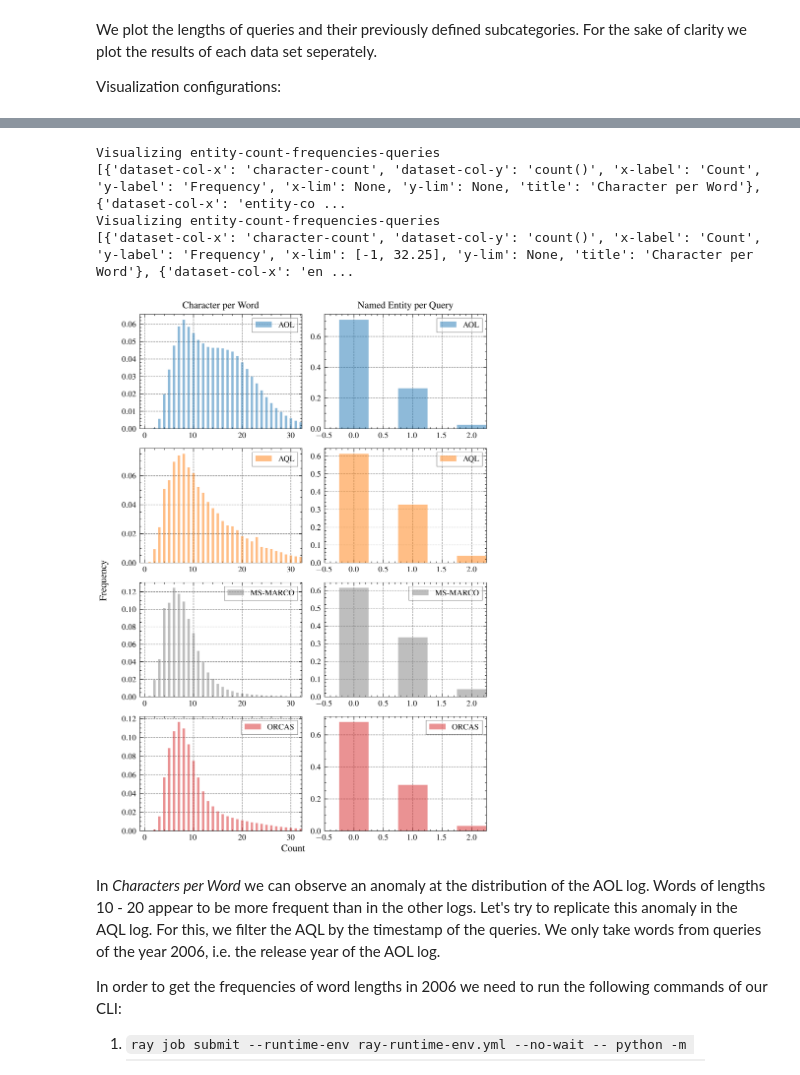
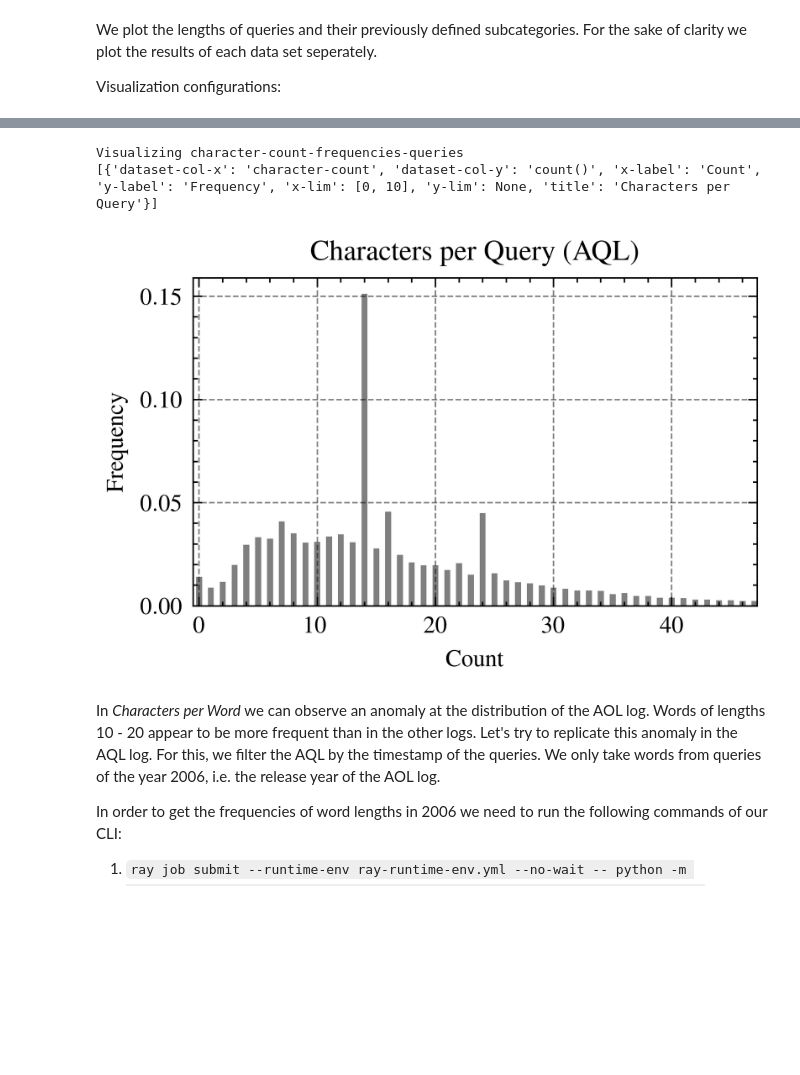
Before and after one commit to bnsch98/verifying-query-logs-from-unknown-sources, a Jupyter notebook: src/thesis_schneg/vis_descriptive_statistics.ipynb, the cells around one changed output, grey strips where cells are left out. Saved outputs shown, nothing was run; the diff lists cells and outputs as text; code cells hidden in the pictures; blank space fills up the shorter version.

Commit message:
thesis: plots added, questions evaluated

```diff
--- a/src/thesis_schneg/vis_descriptive_statistics.ipynb
+++ b/src/thesis_schneg/vis_descriptive_statistics.ipynb
@@ -252,13 +252,13 @@ from thesis_schneg.model import DatasetName
 ##### set visualization configuration #####
 
 # save visualization or not
-# save_vis: bool = False
-save_vis: bool = True
+save_vis: bool = False
+# save_vis: bool = True
 
 # select dataset (if none is selected all datasets are visualized in a joint plot)
-dataset: DatasetName = None
+# dataset: DatasetName = None
 # dataset: DatasetName = 'aol'
-# dataset: DatasetName = 'aql'
+dataset: DatasetName = 'aql'
 # dataset: DatasetName = 'ms-marco'
 # dataset: DatasetName = 'orcas'
 
@@ -267,12 +267,12 @@ cleaned_aol = False
 # cleaned_aol = True
 
 struc_level = []
-# struc_level.append('queries')
+struc_level.append('queries')
 # struc_level.append('named-entities')
 # struc_level.append('words')
 
 base_analyses = []
-# base_analyses.append('character-count-frequencies') #-{struc}
+base_analyses.append('character-count-frequencies') #-{struc}
 # base_analyses.append('word-count-frequencies')
 # base_analyses.append('entity-count-frequencies')
 
@@ -287,8 +287,8 @@ test_data = False
 normalize_data = True
 # normalize_data = False
 
-take_new_directory = True #takes new directory for plots and takes cleaned aql
-# take_new_directory = False
+# take_new_directory = True #takes new directory for plots and takes cleaned aql
+take_new_directory = False
 # %%
 analyses = []
 analyses.append('character-count-frequencies-words') #-{struc}
@@ -378,25 +362,25 @@ import scienceplots
 # save_vis: bool = False
 save_vis: bool = True
 
-# analyses_params = []
+analyses_params = []
 
-# for item in base_analyses:
-#     for struc in struc_level:
-#         if struc == 'queries':
-#             sub_title = "Query"
-#         elif struc == 'named-entities':
-#             sub_title = "Named Entity"
-#         elif struc == 'words':
-#             sub_title = "Word"
+for item in base_analyses:
+    for struc in struc_level:
+        if struc == 'queries':
+            sub_title = "Query"
+        elif struc == 'named-entities':
+            sub_title = "Named Entity"
+        elif struc == 'words':
+            sub_title = "Word"
 
-#         # load visualization parametes into dictionary
-#         if f"{item}-{struc}" == f'character-count-frequencies-{struc}':
-#             vis_params = {"dataset-col-x": "character-count", "dataset-col-y": "count()", "x-label": "Count", "y-label": "Frequency", "x-lim": [0,10], "y-lim": None, "title": f"Characters per {sub_title}"}
-#         elif f"{item}-{struc}" == f'word-count-frequencies-{struc}':
-#             vis_params = {"dataset-col-x": "word-count", "dataset-col-y": "count()", "x-label": "Count", "y-label": "Frequency", "x-lim": [0,10], "y-lim": None, "title": f"Words per {sub_title}"}
-#         elif f"{item}-{struc}" == f'entity-count-frequencies-{struc}':
-#             vis_params = {"dataset-col-x": "entity-count", "dataset-col-y": "count()", "x-label": "Count", "y-label": "Frequency", "x-lim": [0,10], "y-lim": None, "title": f"Named Entities per {sub_title}"}
-#         analyses_params.append(vis_params)
+        # load visualization parametes into dictionary
+        if f"{item}-{struc}" == f'character-count-frequencies-{struc}':
+            vis_params = {"dataset-col-x": "character-count", "dataset-col-y": "count()", "x-label": "Count", "y-label": "Frequency", "x-lim": [0,10], "y-lim": None, "title": f"Characters per {sub_title}"}
+        elif f"{item}-{struc}" == f'word-count-frequencies-{struc}':
+            vis_params = {"dataset-col-x": "word-count", "dataset-col-y": "count()", "x-label": "Count", "y-label": "Frequency", "x-lim": [0,10], "y-lim": None, "title": f"Words per {sub_title}"}
+        elif f"{item}-{struc}" == f'entity-count-frequencies-{struc}':
+            vis_params = {"dataset-col-x": "entity-count", "dataset-col-y": "count()", "x-label": "Count", "y-label": "Frequency", "x-lim": [0,10], "y-lim": None, "title": f"Named Entities per {sub_title}"}
+        analyses_params.append(vis_params)
 
 
 base_path = "/home/benjamin/studium/masterarbeit/thesis-schneg/plots/"
@@ -424,9 +408,9 @@ plt.style.use(["science", "grid", "ieee"])
 # set size of plot
 textwidth = 5.5129
 aspect_ratio = 6/8
-scale = 1.0
+scale = 0.6
 width = textwidth * scale
-height = width * aspect_ratio
+height = width * aspect_ratio * 0.9
 
 bar_width = 0.5
 if dataset is None:
@@ -495,12 +479,7 @@ for i in range(len(analyses)):
         # modify title
         vis_params["title"] = f'{vis_params["title"]} ({dataset.upper()})'
 
-        # set size of plot
-        textwidth = 5.5129
-        aspect_ratio = 6/8
-        scale = 1.0
-        width = textwidth * scale
-        height = width * aspect_ratio
+
 
         # # create subplot for dataset
         # fig, ax = plt.subplots(ncols=1, nrows=1, figsize=(width, height))
@@ -514,38 +493,36 @@ for i in range(len(analyses)):
 
         # # either save visualization or show it
         # if save_vis:
         #     fig.savefig(vis_dir.joinpath(f"{dataset}.pgf"))
         # else:
         #     plt.show()
 
 if dataset is None:
     fig.supxlabel(analyses_params[0]["x-label"], ha='center', va='center', y=0.033)
     fig.supylabel(analyses_params[0]["y-label"])
 # make layout tight
 plt.tight_layout()
 
 plt.show()
 
 plot_format = 'pdf'
 if save_vis:
     if dataset is not None:
         output = dataset
         if analyses[0] == 'character-count-frequencies-words' and dataset == 'aol' and cleaned_aol:
             output = f"{output}-domains-cleaned"
     else:
         output = "all"
     # delete old plot
     for file in vis_dir.iterdir():
         if file.is_file() and file.name.endswith(f'.{plot_format}') and file.stem == output:
             file.unlink()
 
     fig.savefig(vis_dir.joinpath(f"{output}.{plot_format}"), format=plot_format)
 # %% [output]
-Visualizing entity-count-frequencies-queries
-[{'dataset-col-x': 'character-count', 'dataset-col-y': 'count()', 'x-label': 'Count', 'y-label': 'Frequency', 'x-lim': None, 'y-lim': None, 'title': 'Character per Word'}, {'dataset-col-x': 'entity-co ...
-Visualizing entity-count-frequencies-queries
-[{'dataset-col-x': 'character-count', 'dataset-col-y': 'count()', 'x-label': 'Count', 'y-label': 'Frequency', 'x-lim': [-1, 32.25], 'y-lim': None, 'title': 'Character per Word'}, {'dataset-col-x': 'en ...
+Visualizing character-count-frequencies-queries
+[{'dataset-col-x': 'character-count', 'dataset-col-y': 'count()', 'x-label': 'Count', 'y-label': 'Frequency', 'x-lim': [0, 10], 'y-lim': None, 'title': 'Characters per Query'}]
-[figure, old version]
+[figure, new version]
 # %% [markdown]
 In *Characters per Word* we can observe an anomaly at the distribution of the AOL log. Words of lengths 10 - 20 appear to be more frequent than in the other logs. Let's try to replicate this anomaly in the AQL log. For this, we filter the AQL by the timestamp of the queries. We only take words from queries of the year 2006, i.e. the release year of the AOL log.
 
```
Also changed, not shown: parts of 1 cell of this notebook, 13 other files.
